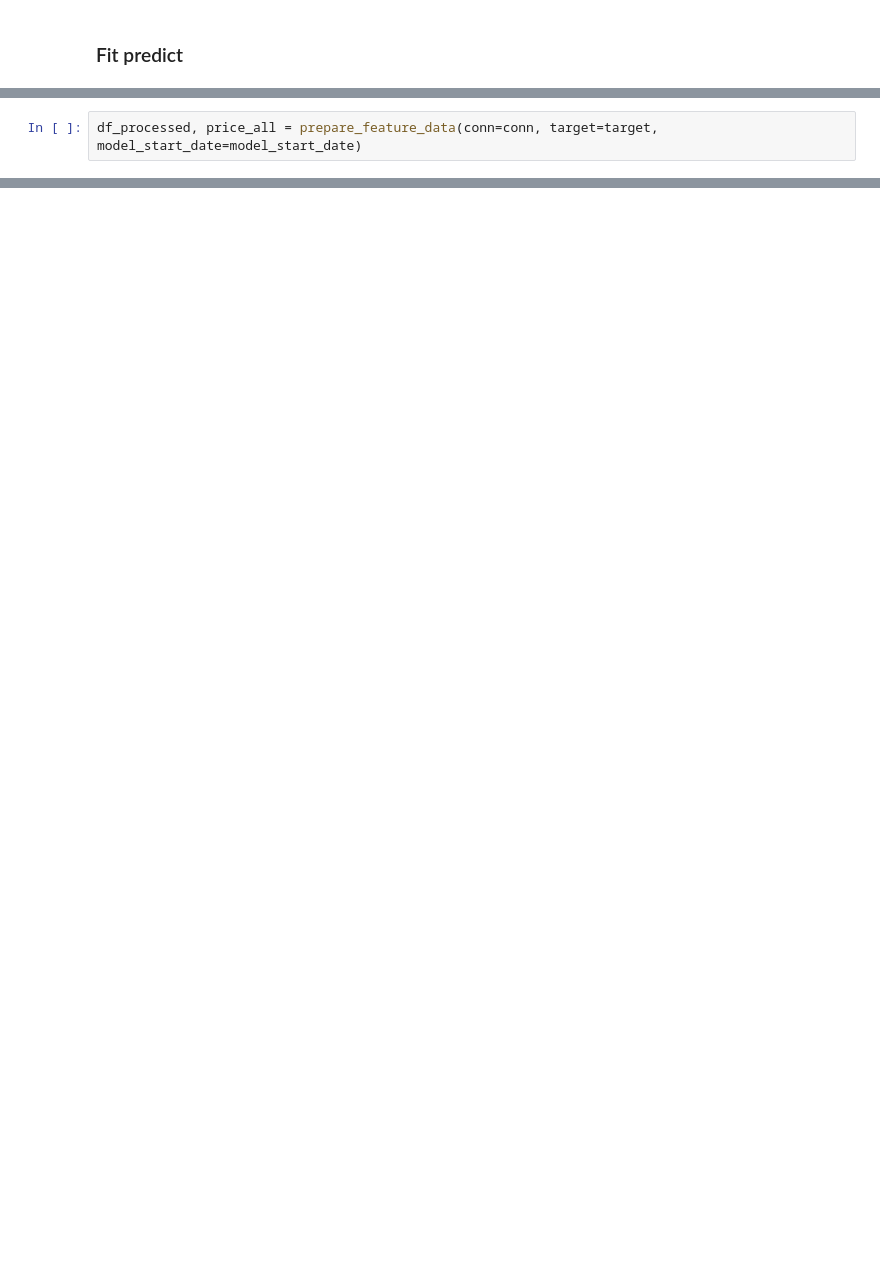
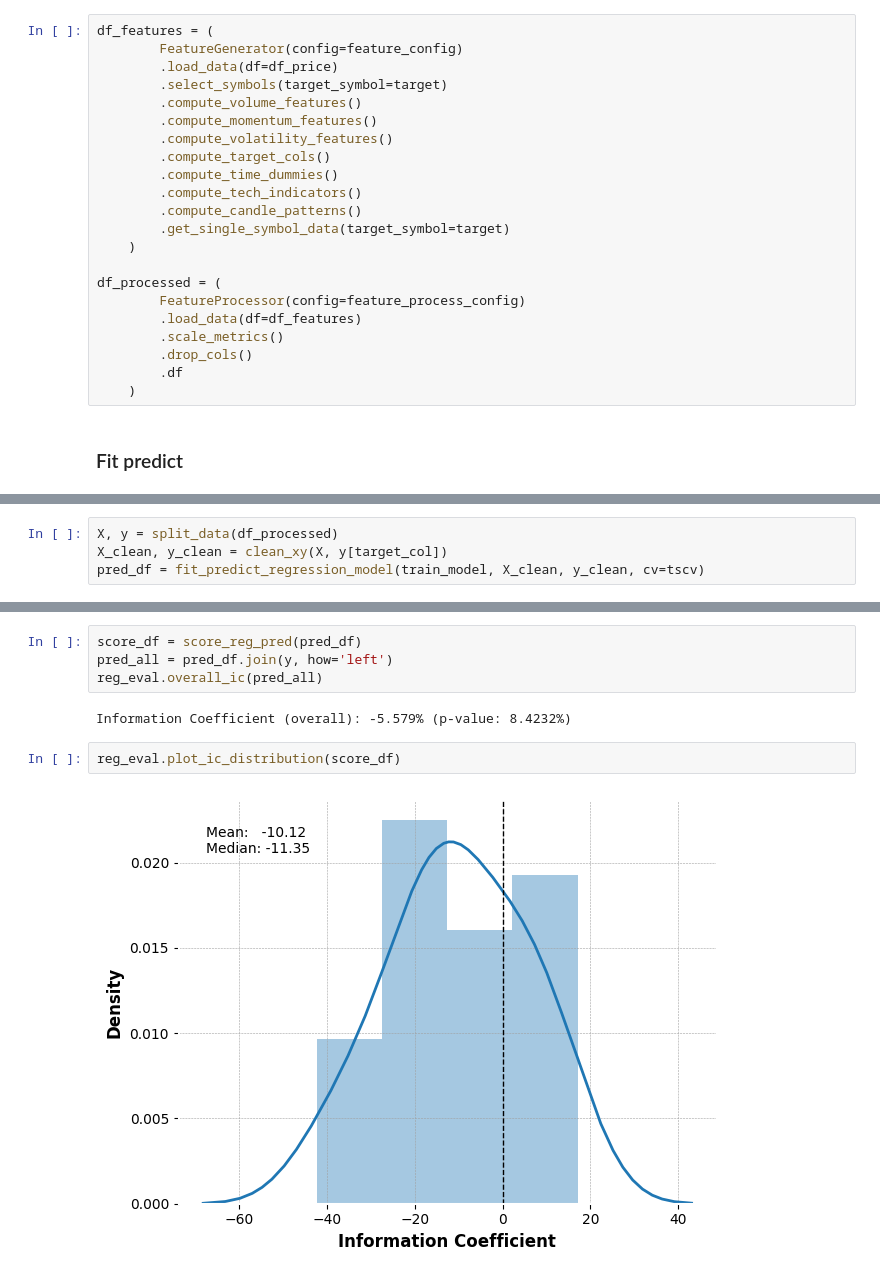
Before and after one commit to lansetaowa/ml-trading-signal, a Jupyter notebook: notebooks/rf-reg_pipeline.ipynb, the cells around one changed output, grey strips where cells are left out. Saved outputs shown, nothing was run; the diff lists cells and outputs as text; blank space fills up the shorter version.

Commit message:
predict last revision

```diff
--- a/notebooks/rf-reg_pipeline.ipynb
+++ b/notebooks/rf-reg_pipeline.ipynb
@@ -50,2 +126,24 @@ pred_df = pd.read_sql_query(
+# %%
+df_features = (
+        FeatureGenerator(config=feature_config)
+        .load_data(df=df_price)
+        .select_symbols(target_symbol=target)
+        .compute_volume_features()
+        .compute_momentum_features()
+        .compute_volatility_features()
+        .compute_target_cols()
+        .compute_time_dummies()
+        .compute_tech_indicators()
+        .compute_candle_patterns()
+        .get_single_symbol_data(target_symbol=target)
+    )
+
+df_processed = (
+        FeatureProcessor(config=feature_process_config)
+        .load_data(df=df_features)
+        .scale_metrics()
+        .drop_cols()
+        .df
+    )
 # %% [markdown]
 ### Fit predict
@@ -59,2 +149,0 @@ conn = get_connection(DB_PATH)
-# %%
-df_processed, price_all = prepare_feature_data(conn=conn, target=target, model_start_date=model_start_date)
@@ -62,0 +150,4 @@ pred_df = train_and_predict(df_processed, cv = tscv)
+# %%
+X, y = split_data(df_processed)
+X_clean, y_clean = clean_xy(X, y[target_col])
+pred_df = fit_predict_regression_model(train_model, X_clean, y_clean, cv=tscv)
@@ -62,0 +221,10 @@ pred_df = train_and_predict(df_processed, cv = tscv)
+# %%
+score_df = score_reg_pred(pred_df)
+pred_all = pred_df.join(y, how='left')
+reg_eval.overall_ic(pred_all)
+# %% [output]
+Information Coefficient (overall): -5.579% (p-value: 8.4232%)
+# %%
+reg_eval.plot_ic_distribution(score_df)
+# %% [output]
+[figure, added]
```
Also changed, not shown: parts of 38 cells of this notebook, 13 other files.
